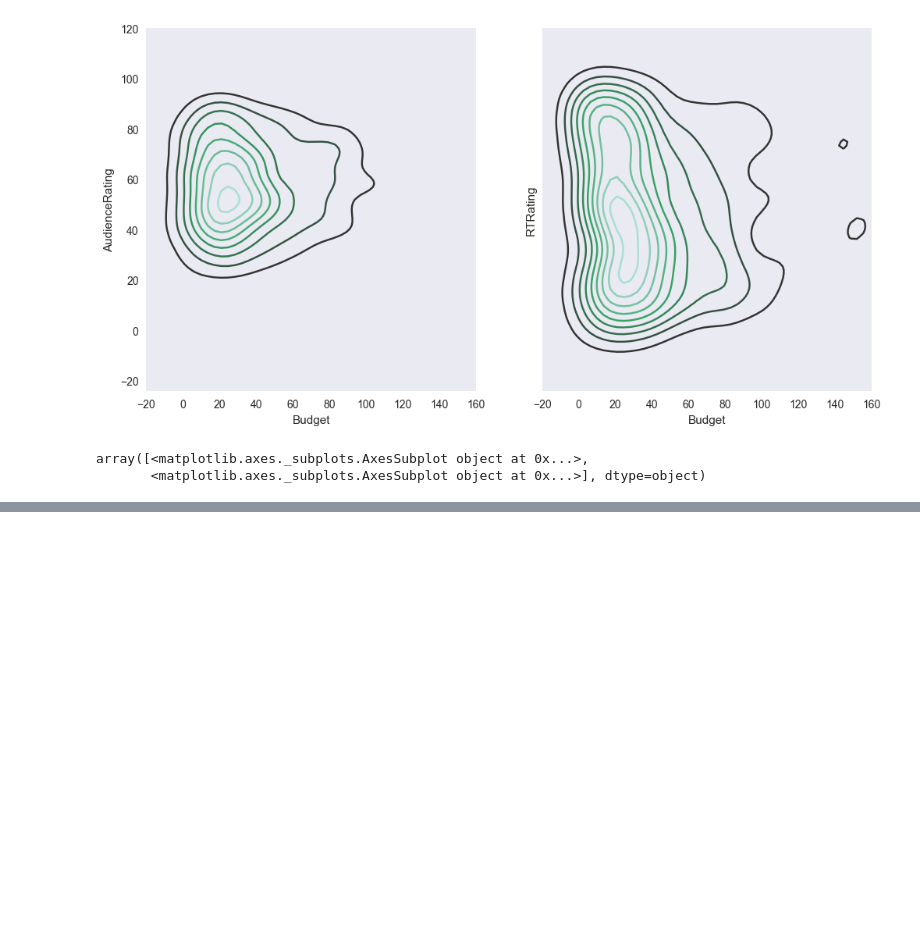
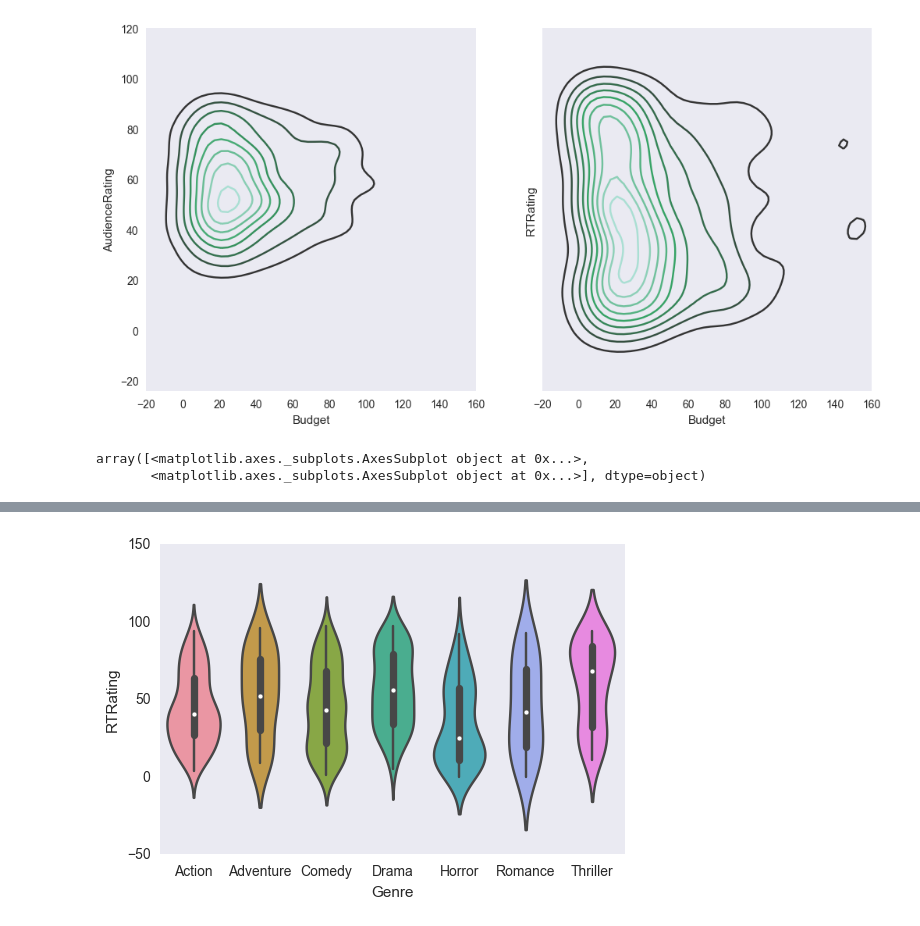
Before and after one commit to epireve/nb-projects, a Jupyter notebook: Movie Ratings Analytics.ipynb, the cells around one changed output, grey strips where cells are left out. Saved outputs shown, nothing was run; the diff lists cells and outputs as text; code cells hidden in the pictures; blank space fills up the shorter version.

```diff
--- a/Movie Ratings Analytics.ipynb
+++ b/Movie Ratings Analytics.ipynb
@@ -366,0 +375,4 @@ array([<matplotlib.axes._subplots.AxesSubplot object at 0x...>,
+# %%
+z = sns.violinplot(data=movies, x='Genre', y='RTRating')
+# %% [output]
+[figure, added]
```
Also changed, not shown: parts of 6 cells of this notebook.
